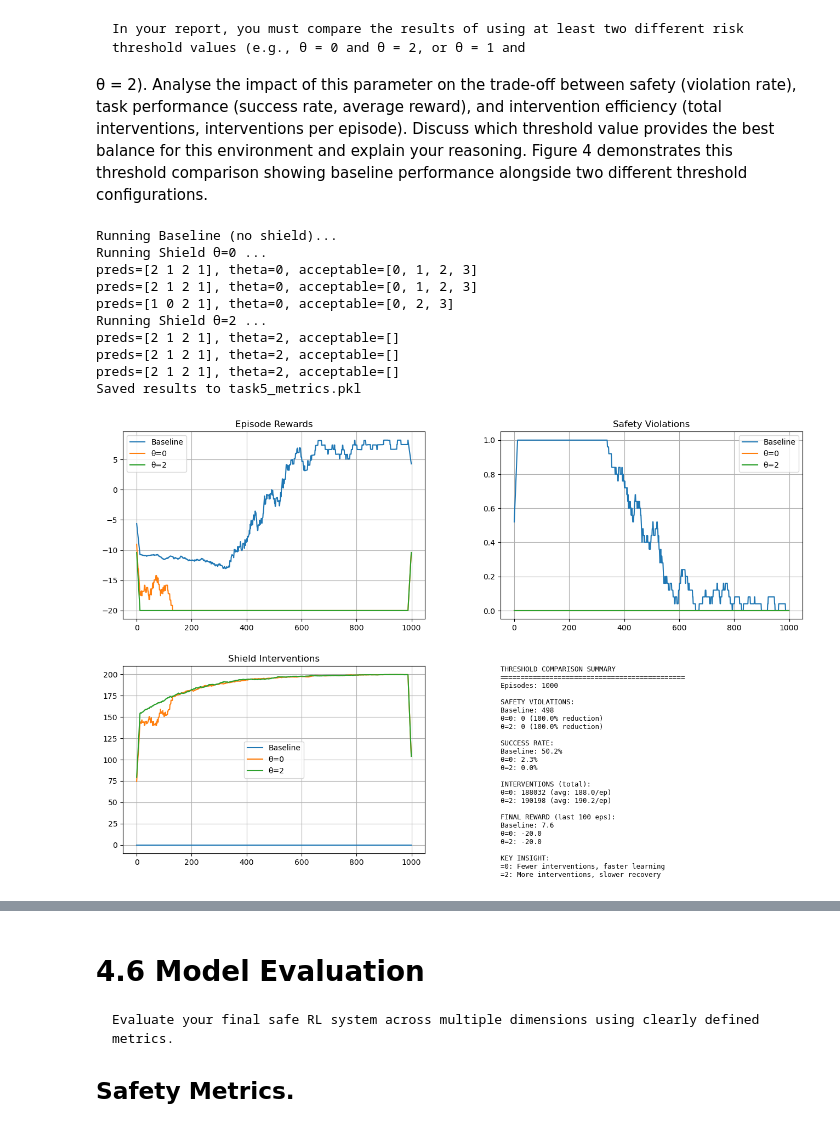
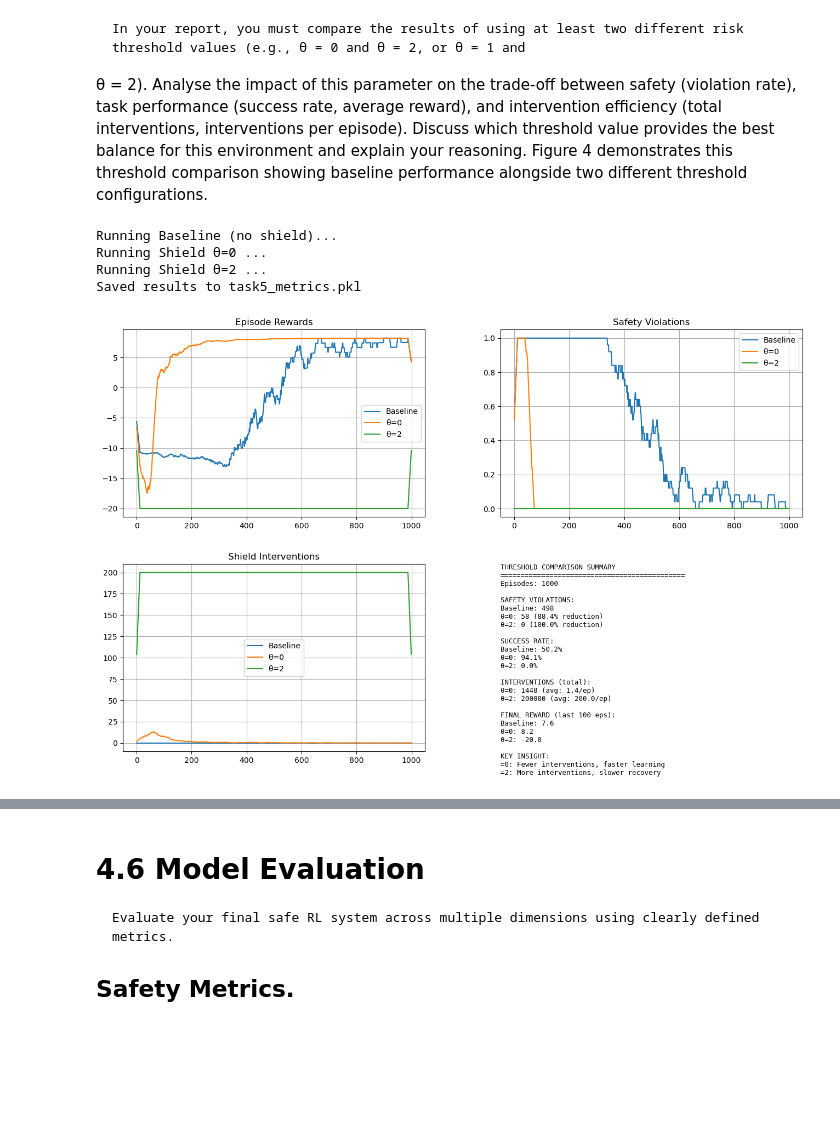
Before and after one commit to kurin0u0/9814, a Jupyter notebook: z5709922_assignment2/z5709922_assignment2.ipynb, the cells around one changed output, grey strips where cells are left out. Drawn from its saved outputs; the diff is of its cells as text; code cells hidden in the pictures; blank space fills up the shorter version.

```diff
--- a/z5709922_assignment2/z5709922_assignment2.ipynb
+++ b/z5709922_assignment2/z5709922_assignment2.ipynb
@@ -1273,15 +1273,6 @@ reward). Report final metrics averaged over the last 100 episodes for each confi
 # %%
 # task5_integration_fixed_serializable.py
 # Fixed Task 5: Integration – Safe RL with Multi-Class Shield (pickle-safe)
-
-import os
-import random
-import pickle
-from collections import defaultdict
-import numpy as np
-import matplotlib.pyplot as plt
-import torch
-import torch.nn as nn
 
 # -------------------------
 # Configuration / hyperparams
@@ -1412,7 +1403,7 @@ class RiskShield:
         return int(best_a) if best_a is not None else proposed_action, True
 
 # -------------------------
-# Q-learning with shield (改进版，含详细干预逻辑)
+# Q-learning with shield
 # -------------------------
 def q_learning_with_shield(env, shield, theta=None,
                            episodes=EPISODES, alpha=ALPHA, gamma=GAMMA,
@@ -1430,74 +1421,34 @@ def q_learning_with_shield(env, shield, theta=None,
         steps = 0
 
         while (not done) and (steps < max_steps):
-            all_actions = list(env.ACTIONS.keys())
-
-            # --- 1. ε-greedy proposal ---
             if random.random() < eps:
-                proposed_a = random.choice(all_actions)
+                a_prop = random.choice(list(env.ACTIONS.keys()))
             else:
-                proposed_a = int(np.argmax(q_table[state]))
-
-            # --- 2. Shield decision ---
+                a_prop = int(np.argmax(q_table[state]))
             if shield is None or theta is None:
-                executed_a, intervened = proposed_a, False
+                a_exec, intervened = a_prop, False
             else:
-                # 计算安全分类分数
-                preds = shield.predict_classes_all_actions(state)
-                acceptable = [a for a in all_actions if preds[a] > theta]
-
-                if len(acceptable) > 0:
-                    # 从 acceptable 动作中选 Q 值最高的执行
-                    qvals = q_table.get(state, np.zeros(4))
-                    executed_a = max(acceptable, key=lambda a: (qvals[a], -DETERMINISTIC_TIE_ORDER.index(a)))
-                else:
-                    # 没有安全动作 → fallback：选择安全分数最高的动作
-                    cmax = preds.max()
-                    candidates = [a for a in all_actions if preds[a] == cmax]
-                    qvals = q_table.get(state, np.zeros(4))
-                    best_q, best_a = None, None
-                    for a in DETERMINISTIC_TIE_ORDER:
-                        if a in candidates:
-                            if best_a is None or qvals[a] > best_q:
-                                best_a = a
-                                best_q = qvals[a]
-                    executed_a = int(best_a) if best_a is not None else proposed_a
-                # 是否干预
-                intervened = (executed_a != proposed_a)
+                a_exec, intervened = shield.safe_action(state, a_prop, q_table, theta)
                 if intervened:
                     total_interv += 1
-
-            # --- 3. 环境执行 ---
-            next_state, reward, done, info = env.step(executed_a)
+            next_state, reward, done, info = env.step(a_exec)
             if info.get("event") == "hazard":
                 total_viol += 1
-
-            # --- 4. Q-learning 更新 ---
             q_table[next_state]
-            q_table[state][executed_a] += alpha * (
-                reward + gamma * np.max(q_table[next_state]) - q_table[state][executed_a]
-            )
-
+            q_table[state][a_exec] += alpha * (reward + gamma * np.max(q_table[next_state]) - q_table[state][a_exec])
             state = next_state
             total_reward += reward
             steps += 1
-
-        # --- 5. 记录 ---
         returns.append(total_reward)
         violations.append(total_viol)
         interventions.append(total_interv)
         successes.append(1 if info.get("event") == "goal" else 0)
-
         eps = max(eps_min, eps * eps_decay)
 
-    metrics = {
-        "returns": np.array(returns),
-        "violations": np.array(violations),
-        "interventions": np.array(interventions),
-        "successes": np.array(successes)
-    }
-
-
+    metrics = {"returns": np.array(returns),
+               "violations": np.array(violations),
+               "interventions": np.array(interventions),
+               "successes": np.array(successes)}
     return dict(q_table), metrics  # convert defaultdict -> dict for pickle
 
 
@@ -1666,40 +1617,34 @@ def print_threshold_summary(results):
     print(f"Baseline: {rb:.1f}")
     print(f"=0: {r0:.1f}")
     print(f"=2: {r2:.1f}")
 
     insight = "=0: Fewer interventions, faster learning\n=2: More interventions, slower recovery"
     print("KEY INSIGHT:")
     print(insight)
     print("=" * 50)
 
 
 # -------------------------
 # Main
 # -------------------------
 if __name__ == "__main__":
     try:
         env
     except NameError:
         env = SafeGridWorld(random_start=True)
 
     danger_map = load_danger_map(DATA_PKL)
     feature_fn = make_feature_fn(env, danger_map)
     results = run_all(env, feature_fn)
     plot_summary(results)
     print_threshold_summary(results)
     print("Task5 finished successfully.")
 # %% [output]
 Running Baseline (no shield)...
 Running Shield θ=0 ...
-preds=[2 1 2 1], theta=0, acceptable=[0, 1, 2, 3]
-preds=[2 1 2 1], theta=0, acceptable=[0, 1, 2, 3]
-preds=[1 0 2 1], theta=0, acceptable=[0, 2, 3]
 Running Shield θ=2 ...
-preds=[2 1 2 1], theta=2, acceptable=[]
-preds=[2 1 2 1], theta=2, acceptable=[]
-preds=[2 1 2 1], theta=2, acceptable=[]
 Saved results to task5_metrics.pkl
-[figure, old version]
+[figure, new version]
 THRESHOLD COMPARISON SUMMARY
 ==================================================
 Episodes: 1000
```
Also changed, not shown: parts of 2 cells of this notebook, 1 other file.
